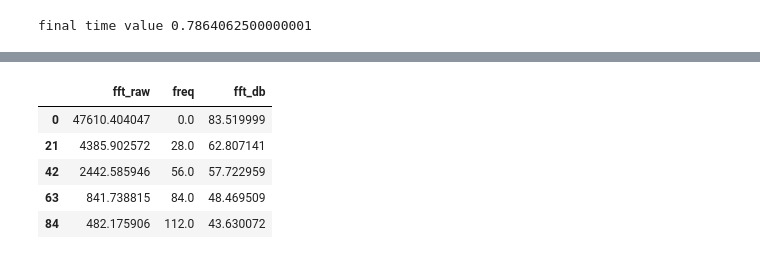
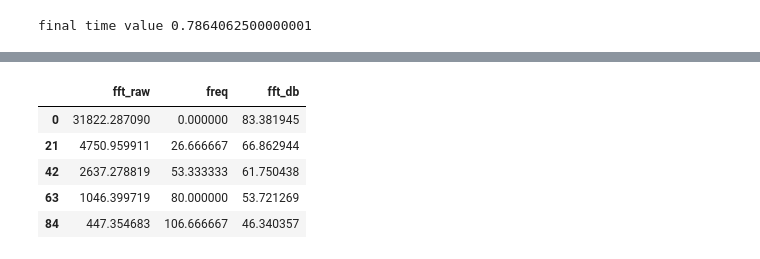
Before and after one commit to 208badger/heat_transfer_enhancement, a Jupyter notebook: anechoic data/anechoic_fft.ipynb, the cells around one changed output, grey strips where cells are left out. Saved outputs shown, nothing was run; the diff lists cells and outputs as text; code cells hidden in the pictures.

```diff
--- a/anechoic data/anechoic_fft.ipynb
+++ b/anechoic data/anechoic_fft.ipynb
@@ -35,7 +35,8 @@ def fft_to_db(x):
         fft = 0
     return fft
 # %%
-data = pd.read_excel("anechoic_3200rpm.xlsx")
+%%time
+data = pd.read_excel("anechoic_3400rpm.xlsx")
 
 # find negative start point
 val = data.crank_angle[0]
@@ -88,15 +90,19 @@ print(f"final time value {time.iloc[-1]}")
 final time value 0.7864062500000001
 # %%
 # Number of sample points
-N = 600
+N = 630
 
 # sample spacing
 T = 1.0 / 800
+sampling_rate = 1 / T
 
 # Sampling frequency is 1/T
-
+print(f"Sampling frequency is {sampling_rate}Hz. Must be greater than 2x the largest expected frequency.")
 
 print(f"Total sampling time {N*T}s")
+
+# Frequency resolution
+print(f"Frequency resolution is {sampling_rate/N}Hz")
 
 y = pressure_array
 
@@ -135,16 +143,16 @@ plt.show()
 # %%
 #Create the sample points
 final_time = time.iloc[-1]
-x = np.linspace(0, final_time, N)
+t = np.linspace(0, final_time, 5000)
 
-fft_filtered = fft_df[fft_df.fft_db > 0][0:9]
+fft_filtered = fft_df[fft_df.fft_db > 0][0:14]
 fft_filtered.head()
 # %% [output]
 |  | fft_raw | freq | fft_db |
-| 0 | 47610.404047 | 0.0 | 83.519999 |
-| 21 | 4385.902572 | 28.0 | 62.807141 |
-| 42 | 2442.585946 | 56.0 | 57.722959 |
-| 63 | 841.738815 | 84.0 | 48.469509 |
-| 84 | 482.175906 | 112.0 | 43.630072 |
+| 0 | 31822.287090 | 0.000000 | 83.381945 |
+| 21 | 4750.959911 | 26.666667 | 66.862944 |
+| 42 | 2637.278819 | 53.333333 | 61.750438 |
+| 63 | 1046.399719 | 80.000000 | 53.721269 |
+| 84 | 447.354683 | 106.666667 | 46.340357 |
 # %%
 # Turn the frequencies back into sinusoids
```
Also changed, not shown: parts of 13 cells of this notebook.
